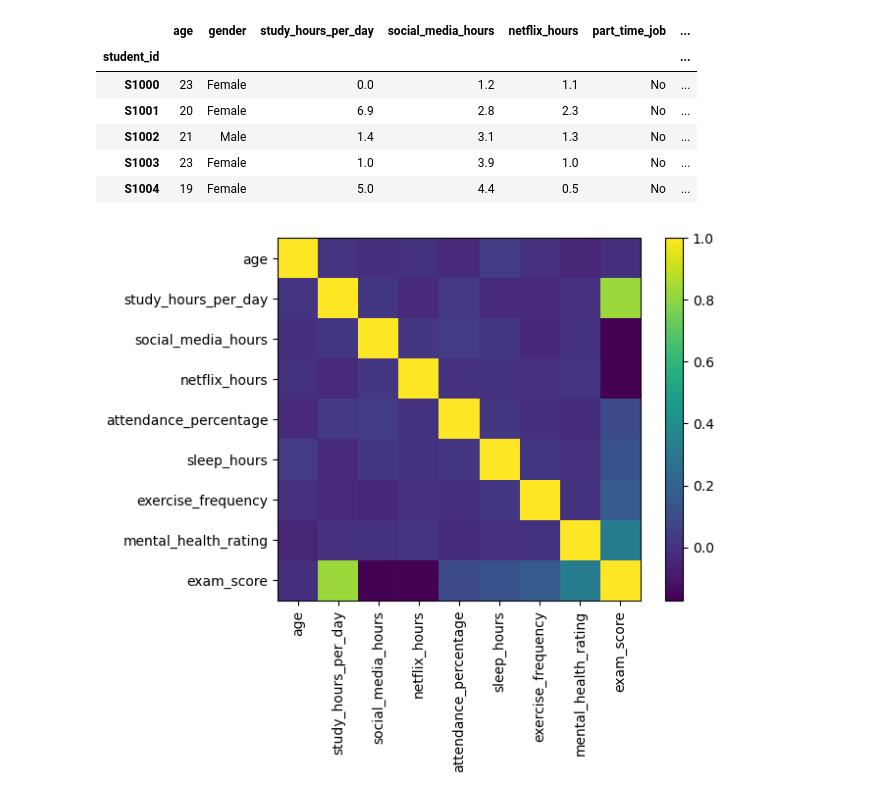
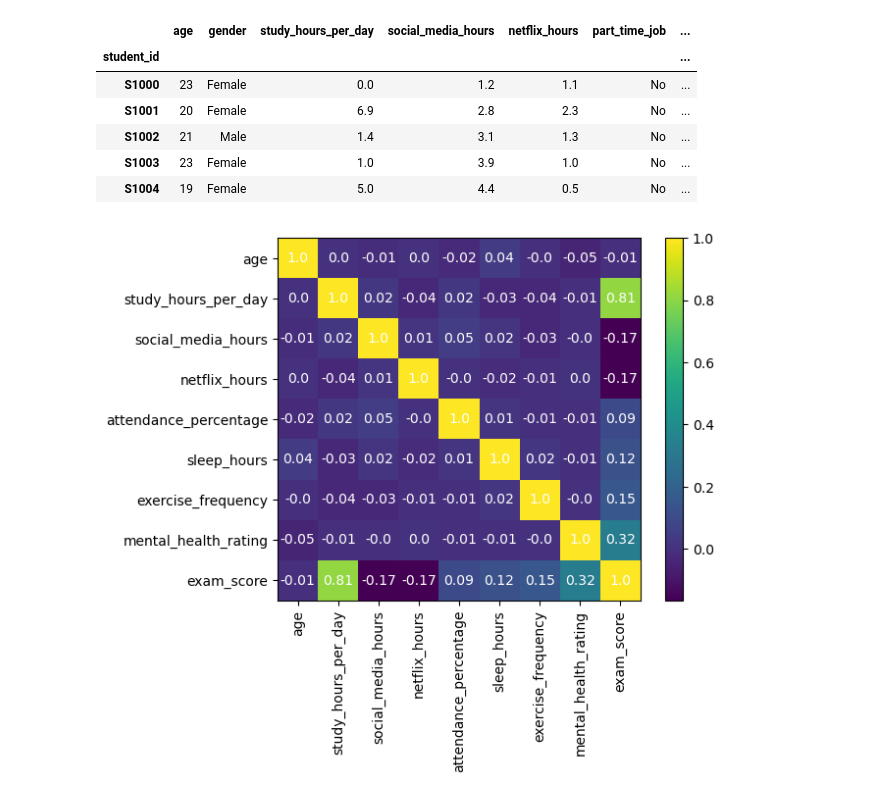
Before and after one commit to kreeett/StudentHabitProject, a Jupyter notebook: main.ipynb, the cells around one changed output. Cells and saved outputs as stored; diff of their text form; code cells hidden in the pictures.

Commit message:
correlation heatmap and ordinal encoding

```diff
--- a/main.ipynb
+++ b/main.ipynb
@@ -38,18 +40,22 @@ memory usage: 125.0+ KB
 # %%
 numCols = []
 catCols =[]
 ordinalCols = ['']
 for i in DF.columns:
     if DF[i].dtype=='int64'or DF[i].dtype=='float64':
         numCols.append(i)
     elif DF[i].dtype=='object':
         catCols.append(i)
-plt.imshow(DF[numCols].corr(),interpolation='nearest')
+corrMat = DF[numCols].corr(method='spearman')
+plt.imshow(corrMat,interpolation='nearest')
+for i in range(9):
+    for j in range(9):
+        plt.annotate(str(round(corrMat.values[i][j], 2)),xy=(j, i),ha='center', va='center', color='white')
 plt.xticks(range(len(DF[numCols].columns)),DF[numCols].columns,rotation=90)
 plt.yticks(range(len(DF[numCols].columns)),DF[numCols].columns)
 plt.colorbar()
 plt.show()
-DF[numCols].corr()
+corrMat
 # %% [output]
-[figure, old version]
+[figure, new version]
 |  | age | study_hours_per_day | social_media_hours | netflix_hours | attendance_percentage | sleep_hours | ... |
```
Also changed, not shown: parts of 7 cells of this notebook.
